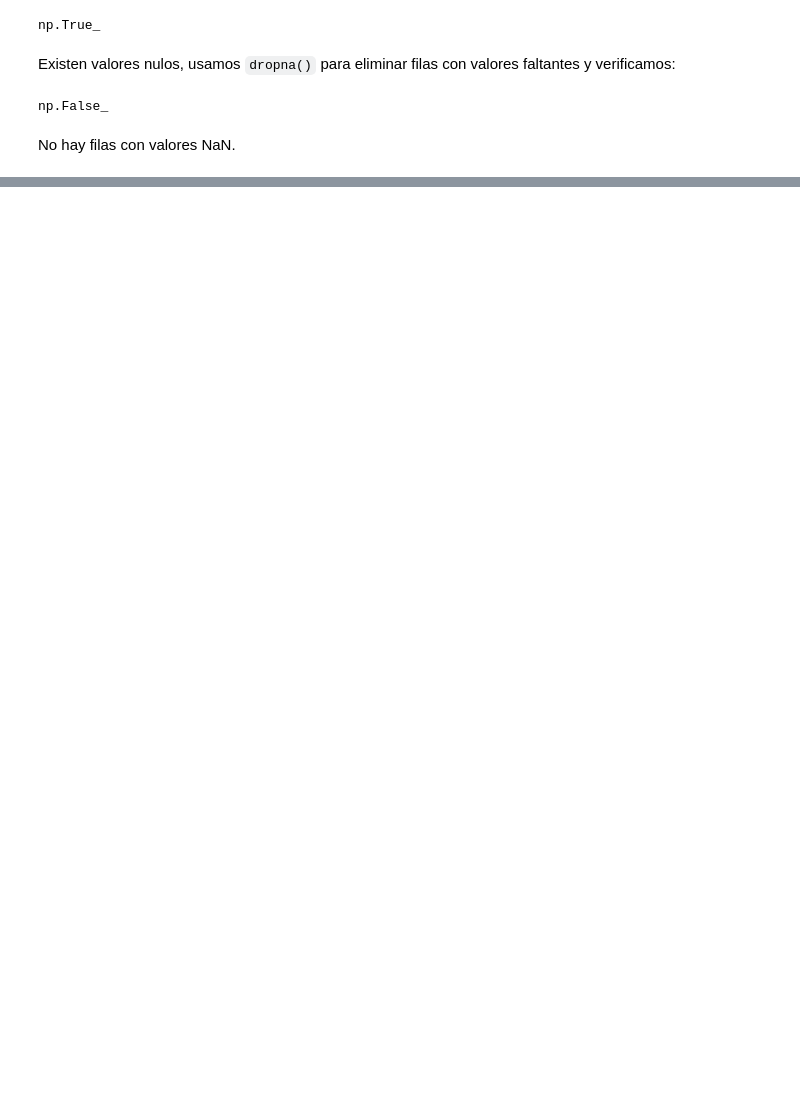
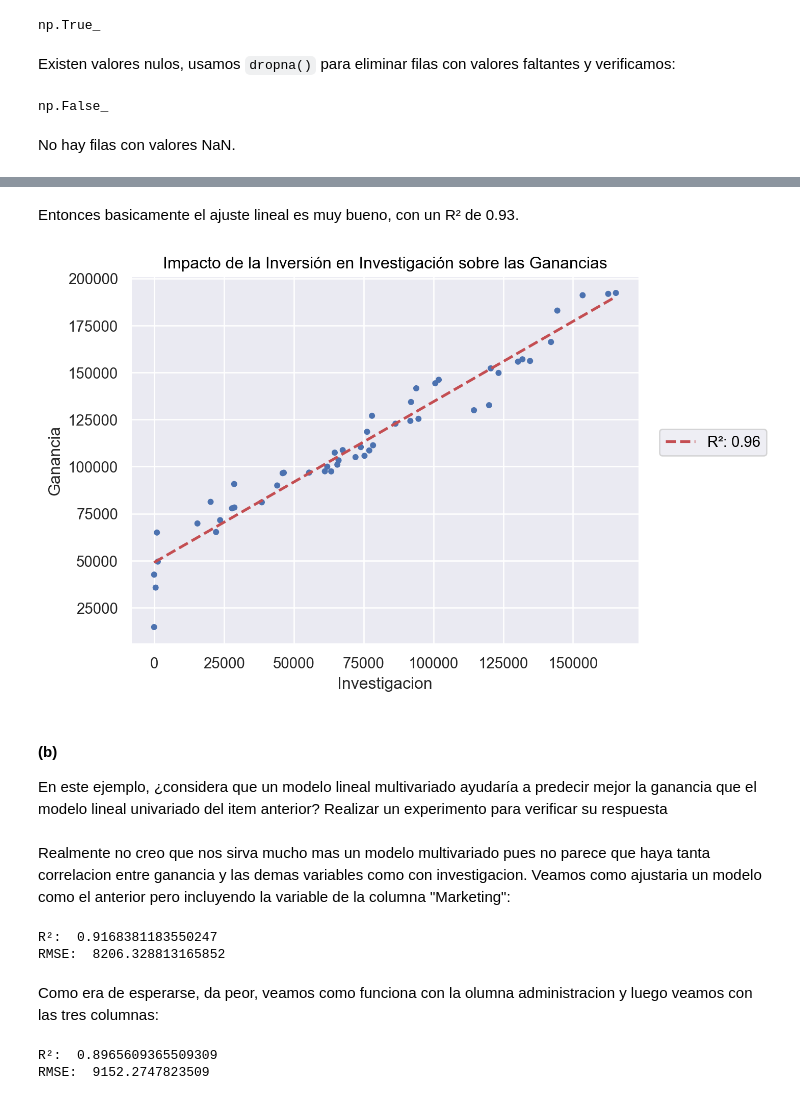
Before and after one commit to lmendezayl/uba-ldd-ic, a Jupyter notebook: guias/soluciones/practica7.ipynb, the cells around one changed output, grey strips where cells are left out. Cells and saved outputs as stored; diff of their text form; code cells hidden in the pictures; blank space fills up the shorter version.

```diff
--- a/guias/soluciones/practica7.ipynb
+++ b/guias/soluciones/practica7.ipynb
@@ -49,0 +214,55 @@ penguins_train, penguins_test = train_test_split(penguins, test_size=0.2, random
+# %% [markdown]
+Entonces basicamente el ajuste lineal es muy bueno, con un R² de 0.93.
+# %%
+(
+    so.Plot(data=df_startups,
+            x=df_startups["Investigacion"],
+            y=df_startups["Ganancia"])
+    .add(so.Dot(pointsize=4))
+    .add(so.Line(linestyle="dashed",
+                 linewidth=2,
+                 color="r"),
+         so.PolyFit(1),
+         label=f"R²: {np.sqrt(r2_score(y_test, y_pred)):.2f}")
+    .label(title="Impacto de la Inversión en Investigación sobre las Ganancias")
+)
+# %% [output]
+[figure, added]
+# %% [markdown]
+#### (b)
+En este ejemplo, ¿considera que un modelo lineal multivariado ayudaría a predecir mejor
+la ganancia que el modelo lineal univariado del  item anterior? Realizar un experimento
+para verificar su respuesta
+# %% [markdown]
+Realmente no creo que nos sirva mucho mas un modelo multivariado pues no parece que haya tanta correlacion entre ganancia y las demas variables como con investigacion.
+Veamos como ajustaria un modelo como el anterior pero incluyendo la variable de la columna "Marketing":
+# %%
+y, X = Formula('Ganancia ~ Investigacion + Marketing').get_model_matrix(df_startups)
+
+X_train , X_test , y_train , y_test = train_test_split(X, y, test_size=0.2, random_state=42)
+
+modelo = LinearRegression()
+modelo.fit(X_train,y_train)
+y_pred = modelo.predict(X_test)
+
+print("R²: ", r2_score(y_test, y_pred))
+print("RMSE: ", np.sqrt(mean_squared_error(y_test, y_pred)))
+# %% [output]
+R²:  0.9168381183550247
+RMSE:  8206.328813165852
+# %% [markdown]
+Como era de esperarse, da peor, veamos como funciona con la olumna administracion y luego veamos con las tres columnas:
+# %%
+y, X = Formula('Ganancia ~ Investigacion + Administracion').get_model_matrix(df_startups)
+
+X_train , X_test , y_train , y_test = train_test_split(X, y, test_size=0.2, random_state=42)
+
+modelo = LinearRegression()
+modelo.fit(X_train,y_train)
+y_pred = modelo.predict(X_test)
+
+print("R²: ", r2_score(y_test, y_pred))
+print("RMSE: ", np.sqrt(mean_squared_error(y_test, y_pred)))
+# %% [output]
+R²:  0.8965609365509309
+RMSE:  9152.2747823509
```
Also changed, not shown: parts of 78 cells of this notebook.
